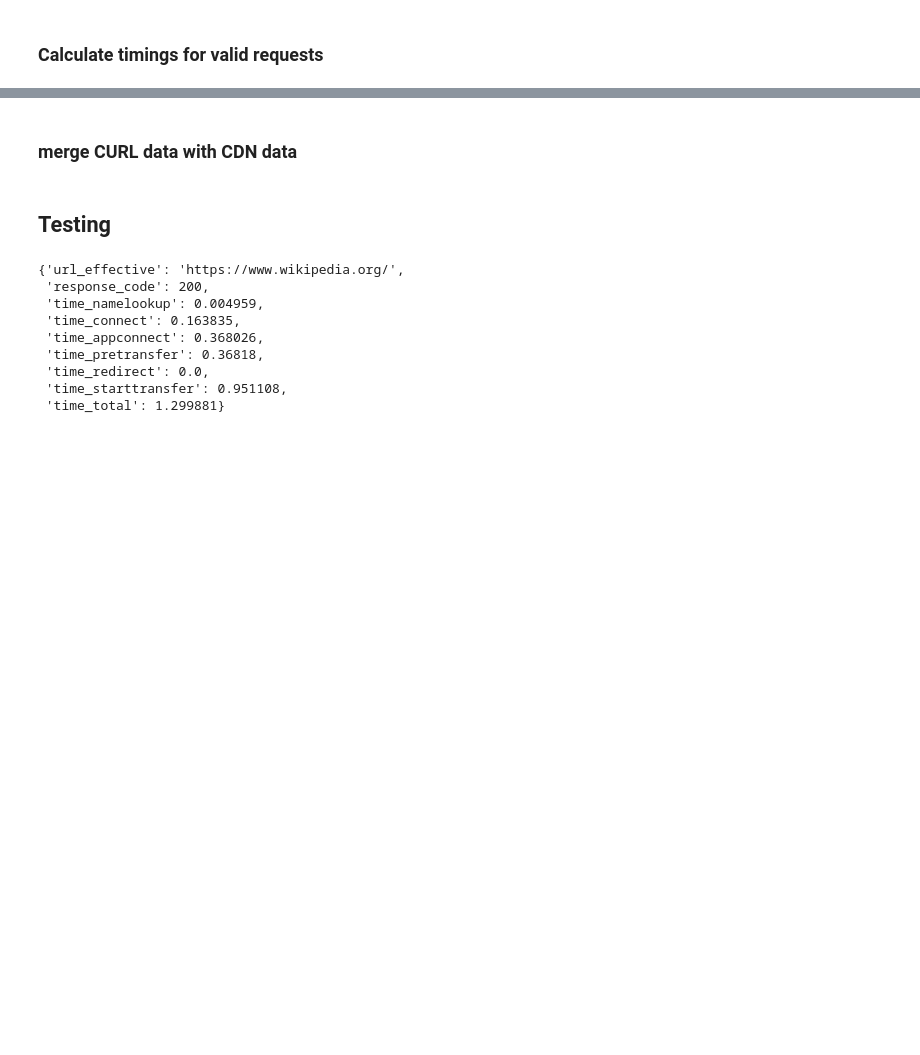
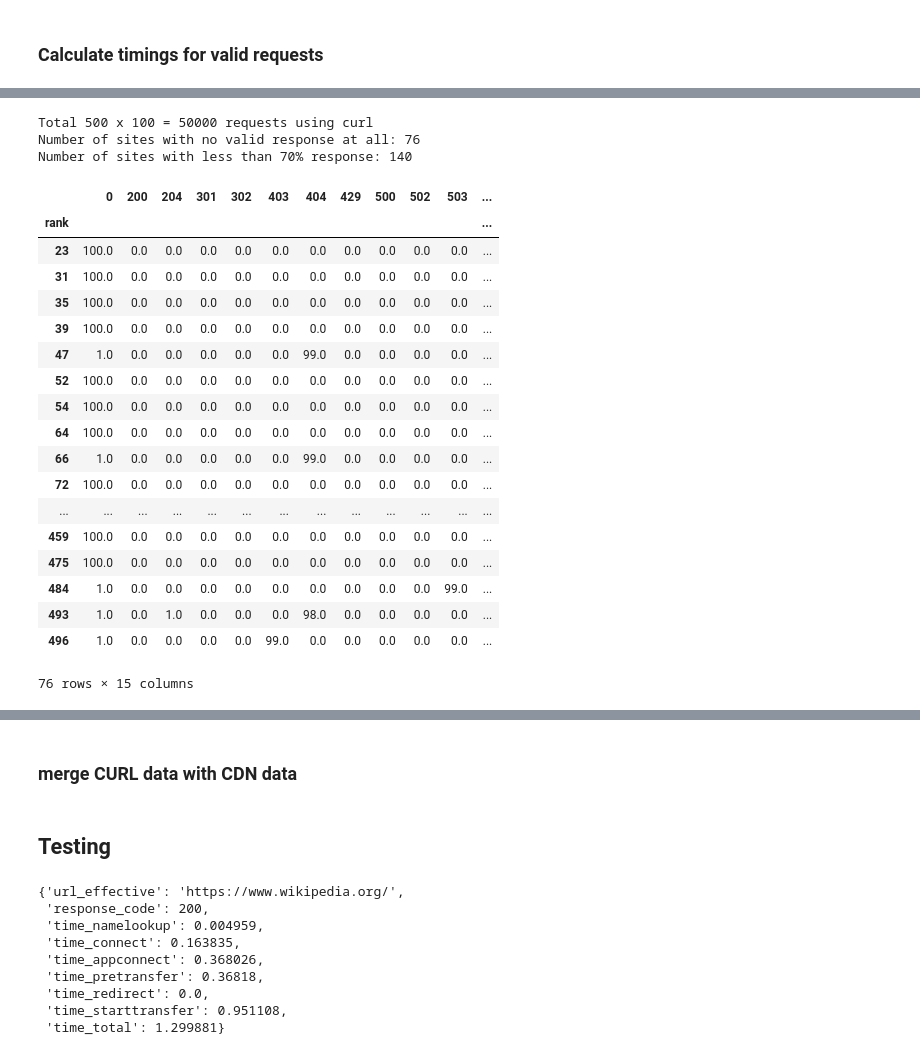
Before and after one commit to shahifaqeer/cdn-analysis, a Jupyter notebook: PageDownloadTimingAnalysis.ipynb, the cells around one changed output, grey strips where cells are left out. Cells and saved outputs as stored; diff of their text form; code cells hidden in the pictures; blank space fills up the shorter version.

Commit message:
test downloaded curl timing data and remove sites that did not respond to queries

```diff
--- a/PageDownloadTimingAnalysis.ipynb
+++ b/PageDownloadTimingAnalysis.ipynb
@@ -16,3 +16,8 @@ import os, sys, re
 from collections import defaultdict
 # %% [output]
 Populating the interactive namespace from numpy and matplotlib
+# %%
+#df_sites = pd.read_csv('data/top-1m-new.csv', nrows=500, header = None, names = ['rank', 'site'])
+df_sites = pd.read_pickle('output/df_sites.pkl')
+
+df_sites.head()
@@ -151,6 +161,8 @@ t_stop = waiting time between receiving last byte and ending the curl command
 # %%
-CURLdata = pd.read_json('output/curl-timing-data.json')
+CURLdata = pd.read_json('output/curl-timing-data-reorder-count100-sites500.json')
+CURLdata2 = pd.read_json('output/curl-timing-data-reorder-count20-sites500.json')
+CURLdata3 = pd.read_json('output/curl-timing-data-reorder-count1-sites5.json')
 
-#CDNdata = pd.read_pickle('output/CDNdata.pkl')
+#CDNdata = pd.read_pickle('output/df_asn_cdn.pkl')
 # %% [markdown]
 ### Calculate timings for valid requests
@@ -177,0 +214,11 @@ CURLdata
+# %%
+#df_problem = CURLdata[CURLdata['response_code']!=200].groupby(['rank', 'response_code'])['url_effective'].count()
+df_temp = CURLdata.groupby(['rank', 'response_code'])['url_effective'].count().reset_index()
+# %%
+df_response = df_temp.pivot(index='rank', columns='response_code', values='url_effective').fillna(0)
+df_response = df_response.join(df_sites.set_index('rank'))
+
+df_response['total_pkt'] = df_response.sum(axis=1)
+df_response['pass_rate'] = df_response[200]
+
+df_response.head()
@@ -177,0 +241,30 @@ CURLdata
+# %%
+print("Total 500 x 100 =", len(CURLdata), "requests using curl")
+print("Number of sites with no valid response at all:", len(df_response[df_response['pass_rate']==0]))
+print("Number of sites with less than 70% response:", len(df_response[df_response['pass_rate']<70]))
+# %% [output]
+Total 500 x 100 = 50000 requests using curl
+Number of sites with no valid response at all: 76
+Number of sites with less than 70% response: 140
+# %%
+df_response[df_response['pass_rate']==0]
+# %% [output]
+|  | 0 | 200 | 204 | 301 | 302 | 403 | 404 | 429 | 500 | 502 | 503 | ... |
+| rank |  |  |  |  |  |  |  |  |  |  |  | ... |
+| 23 | 100.0 | 0.0 | 0.0 | 0.0 | 0.0 | 0.0 | 0.0 | 0.0 | 0.0 | 0.0 | 0.0 | ... |
+| 31 | 100.0 | 0.0 | 0.0 | 0.0 | 0.0 | 0.0 | 0.0 | 0.0 | 0.0 | 0.0 | 0.0 | ... |
+| 35 | 100.0 | 0.0 | 0.0 | 0.0 | 0.0 | 0.0 | 0.0 | 0.0 | 0.0 | 0.0 | 0.0 | ... |
+| 39 | 100.0 | 0.0 | 0.0 | 0.0 | 0.0 | 0.0 | 0.0 | 0.0 | 0.0 | 0.0 | 0.0 | ... |
+| 47 | 1.0 | 0.0 | 0.0 | 0.0 | 0.0 | 0.0 | 99.0 | 0.0 | 0.0 | 0.0 | 0.0 | ... |
+| 52 | 100.0 | 0.0 | 0.0 | 0.0 | 0.0 | 0.0 | 0.0 | 0.0 | 0.0 | 0.0 | 0.0 | ... |
+| 54 | 100.0 | 0.0 | 0.0 | 0.0 | 0.0 | 0.0 | 0.0 | 0.0 | 0.0 | 0.0 | 0.0 | ... |
+| 64 | 100.0 | 0.0 | 0.0 | 0.0 | 0.0 | 0.0 | 0.0 | 0.0 | 0.0 | 0.0 | 0.0 | ... |
+| 66 | 1.0 | 0.0 | 0.0 | 0.0 | 0.0 | 0.0 | 99.0 | 0.0 | 0.0 | 0.0 | 0.0 | ... |
+| 72 | 100.0 | 0.0 | 0.0 | 0.0 | 0.0 | 0.0 | 0.0 | 0.0 | 0.0 | 0.0 | 0.0 | ... |
+| ... | ... | ... | ... | ... | ... | ... | ... | ... | ... | ... | ... | ... |
+| 459 | 100.0 | 0.0 | 0.0 | 0.0 | 0.0 | 0.0 | 0.0 | 0.0 | 0.0 | 0.0 | 0.0 | ... |
+| 475 | 100.0 | 0.0 | 0.0 | 0.0 | 0.0 | 0.0 | 0.0 | 0.0 | 0.0 | 0.0 | 0.0 | ... |
+| 484 | 1.0 | 0.0 | 0.0 | 0.0 | 0.0 | 0.0 | 0.0 | 0.0 | 0.0 | 0.0 | 99.0 | ... |
+| 493 | 1.0 | 0.0 | 1.0 | 0.0 | 0.0 | 0.0 | 98.0 | 0.0 | 0.0 | 0.0 | 0.0 | ... |
+| 496 | 1.0 | 0.0 | 0.0 | 0.0 | 0.0 | 99.0 | 0.0 | 0.0 | 0.0 | 0.0 | 0.0 | ... |
+76 rows × 15 columns
```
Also changed, not shown: parts of 10 cells of this notebook.
